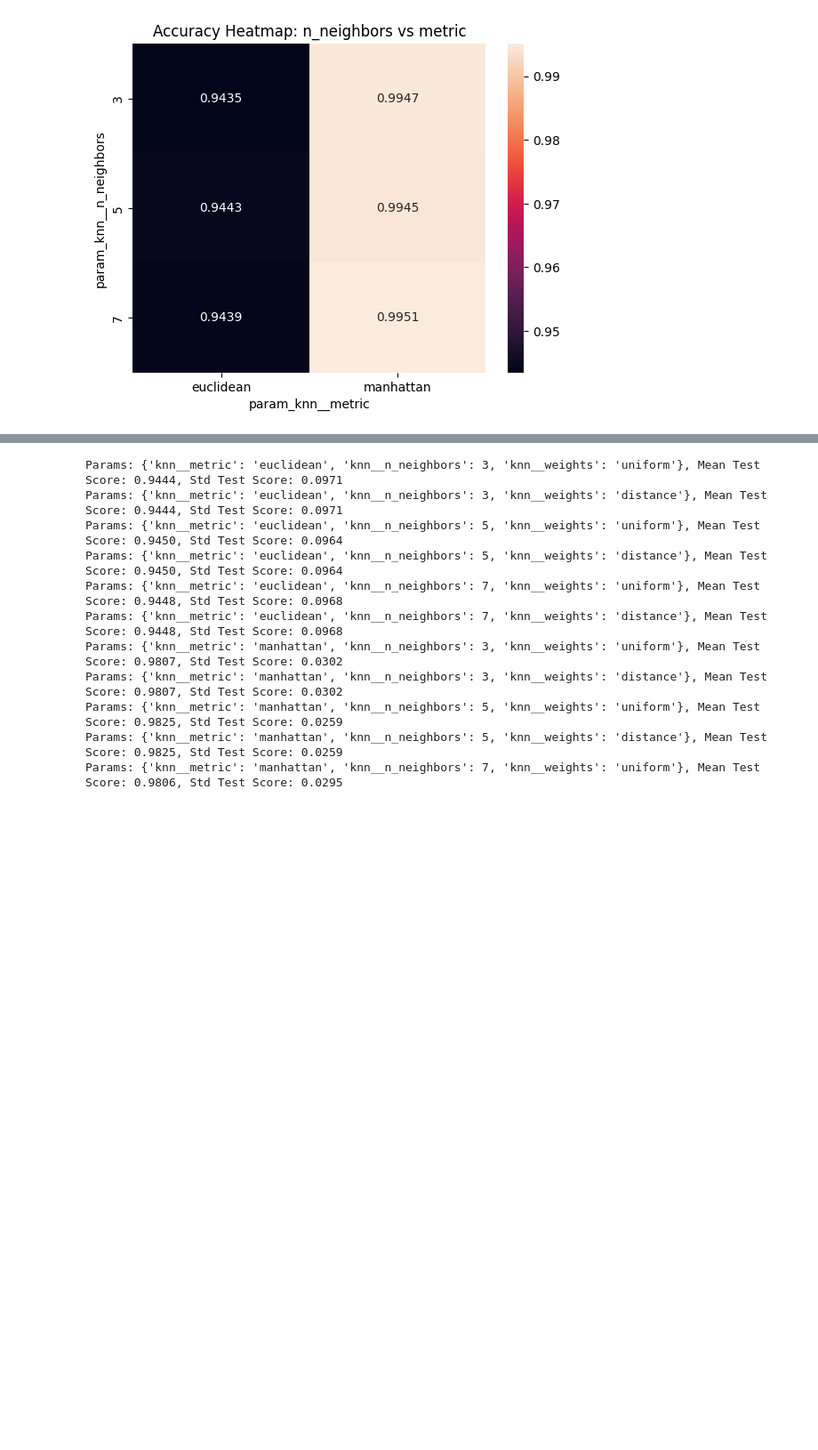
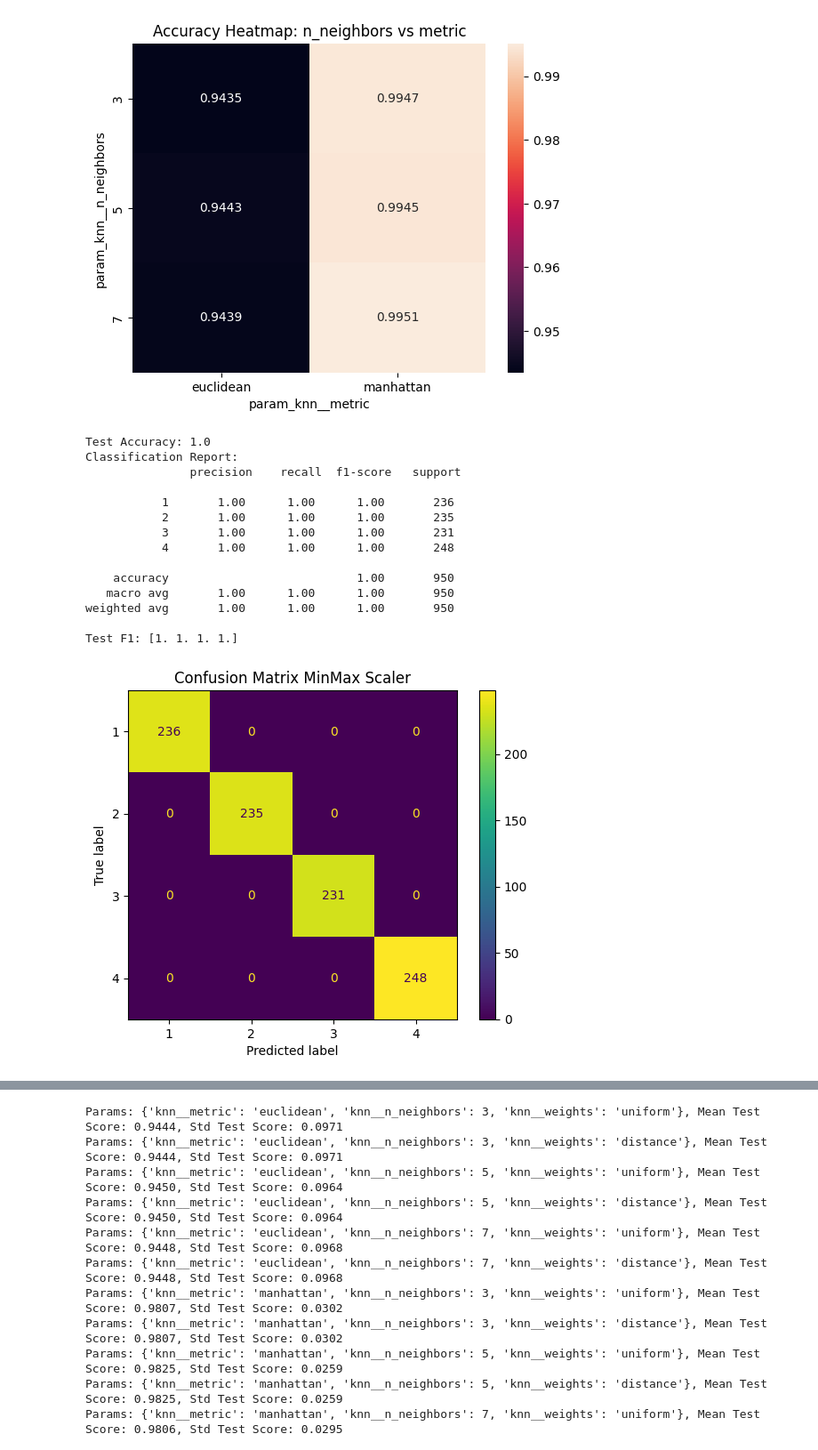
Before and after one commit to COEN498-691-PROJECT/ML_project, a Jupyter notebook: models/notebooks/knn_model_gridsearch.ipynb, the cells around one changed output, grey strips where cells are left out. Shown at 89% size. Cells and saved outputs as stored; diff of their text form; code cells hidden in the pictures; blank space fills up the shorter version.

Commit message:
knn gridsearchcv eval minmax and standard, test one group out

```diff
--- a/models/notebooks/knn_model_gridsearch.ipynb
+++ b/models/notebooks/knn_model_gridsearch.ipynb
@@ -228,3 +232,37 @@ plt.show()
 # %% [output]
 [figure]
 [figure]
+# %%
+#Model Evaluation
+
+#test predict
+y_pred_minmax = best_model_minmax.predict(X_test)
+print("Test Accuracy:", accuracy_score(y_test, y_pred_minmax))
+print("Classification Report: \n", classification_report(y_test, y_pred_minmax))
+
+#f1 test
+f1_test = precision_recall_fscore_support(y_test, y_pred_minmax, average=None, zero_division=0)[2]
+print("Test F1:", f1_test)
+
+#confusion matrix
+cm_minmax = confusion_matrix(y_test, y_pred_minmax)
+disp = ConfusionMatrixDisplay(confusion_matrix=cm_minmax, display_labels=best_model_minmax.named_steps['knn'].classes_)
+disp.plot()
+plt.title("Confusion Matrix MinMax Scaler")
+plt.show()
+# %% [output]
+Test Accuracy: 1.0
+Classification Report:
+               precision    recall  f1-score   support
+
+           1       1.00      1.00      1.00       236
+           2       1.00      1.00      1.00       235
+           3       1.00      1.00      1.00       231
+           4       1.00      1.00      1.00       248
+
+    accuracy                           1.00       950
+   macro avg       1.00      1.00      1.00       950
+weighted avg       1.00      1.00      1.00       950
+
+Test F1: [1. 1. 1. 1.]
+[figure, added]
```
Also changed, not shown: parts of 12 cells of this notebook.
